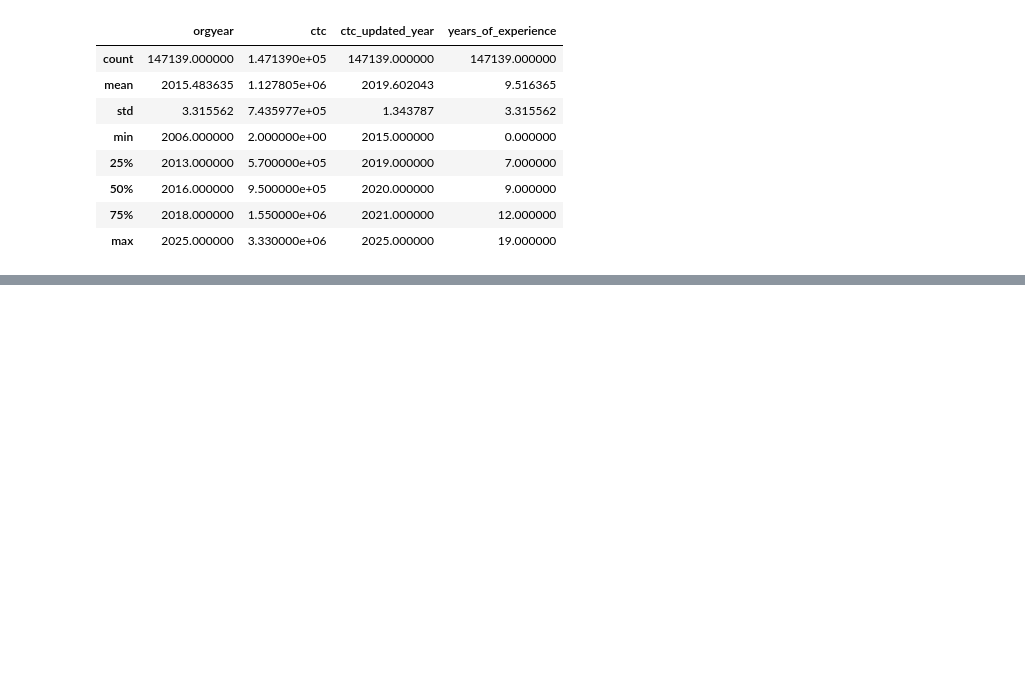
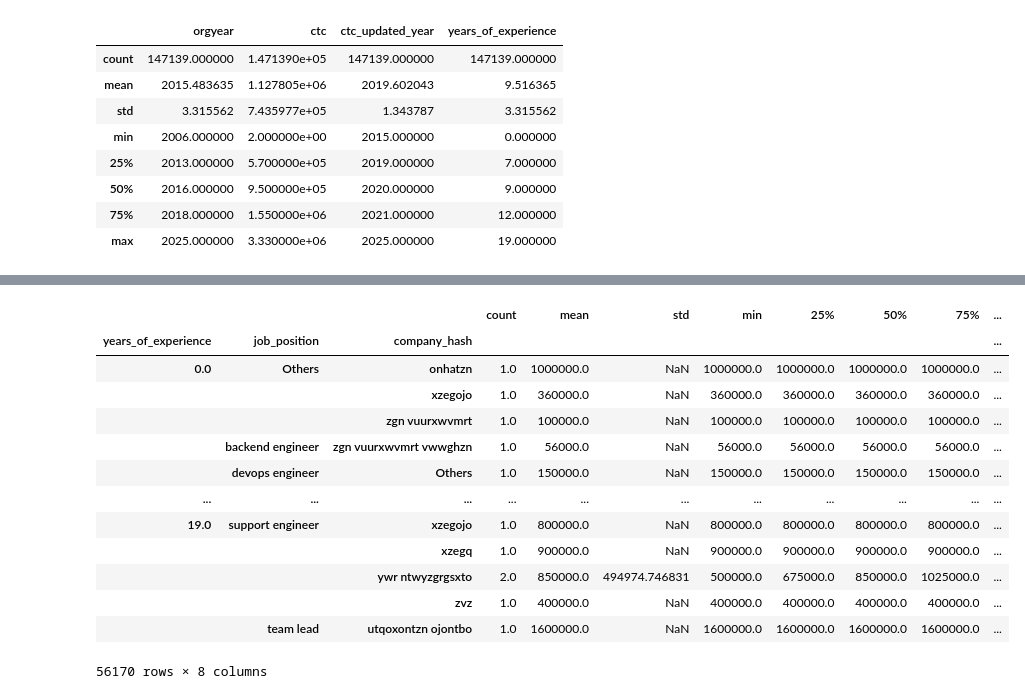
Before and after one commit to mayankbrn/9.12_Clustering_learners, a Jupyter notebook: Clustering_learners.ipynb, the cells around one changed output, grey strips where cells are left out. Saved outputs shown, nothing was run; the diff lists cells and outputs as text; code cells hidden in the pictures; blank space fills up the shorter version.

```diff
--- a/Clustering_learners.ipynb
+++ b/Clustering_learners.ipynb
@@ -598,0 +668,18 @@ df.describe()
+# %%
+grouped_c_j_y = df.groupby(['years_of_experience', 'job_position', 'company_hash'])['ctc'].describe()
+grouped_c_j_y
+# %% [output]
+|  |  |  | count | mean | std | min | 25% | 50% | 75% | ... |
+| years_of_experience | job_position | company_hash |  |  |  |  |  |  |  | ... |
+| 0.0 | Others | onhatzn | 1.0 | 1000000.0 | NaN | 1000000.0 | 1000000.0 | 1000000.0 | 1000000.0 | ... |
+|  |  | xzegojo | 1.0 | 360000.0 | NaN | 360000.0 | 360000.0 | 360000.0 | 360000.0 | ... |
+|  |  | zgn vuurxwvmrt | 1.0 | 100000.0 | NaN | 100000.0 | 100000.0 | 100000.0 | 100000.0 | ... |
+|  | backend engineer | zgn vuurxwvmrt vwwghzn | 1.0 | 56000.0 | NaN | 56000.0 | 56000.0 | 56000.0 | 56000.0 | ... |
+|  | devops engineer | Others | 1.0 | 150000.0 | NaN | 150000.0 | 150000.0 | 150000.0 | 150000.0 | ... |
+| ... | ... | ... | ... | ... | ... | ... | ... | ... | ... | ... |
+| 19.0 | support engineer | xzegojo | 1.0 | 800000.0 | NaN | 800000.0 | 800000.0 | 800000.0 | 800000.0 | ... |
+|  |  | xzegq | 1.0 | 900000.0 | NaN | 900000.0 | 900000.0 | 900000.0 | 900000.0 | ... |
+|  |  | ywr ntwyzgrgsxto | 2.0 | 850000.0 | 494974.746831 | 500000.0 | 675000.0 | 850000.0 | 1025000.0 | ... |
+|  |  | zvz | 1.0 | 400000.0 | NaN | 400000.0 | 400000.0 | 400000.0 | 400000.0 | ... |
+|  | team lead | utqoxontzn ojontbo | 1.0 | 1600000.0 | NaN | 1600000.0 | 1600000.0 | 1600000.0 | 1600000.0 | ... |
+56170 rows × 8 columns
```
Also changed, not shown: parts of 42 cells of this notebook.
